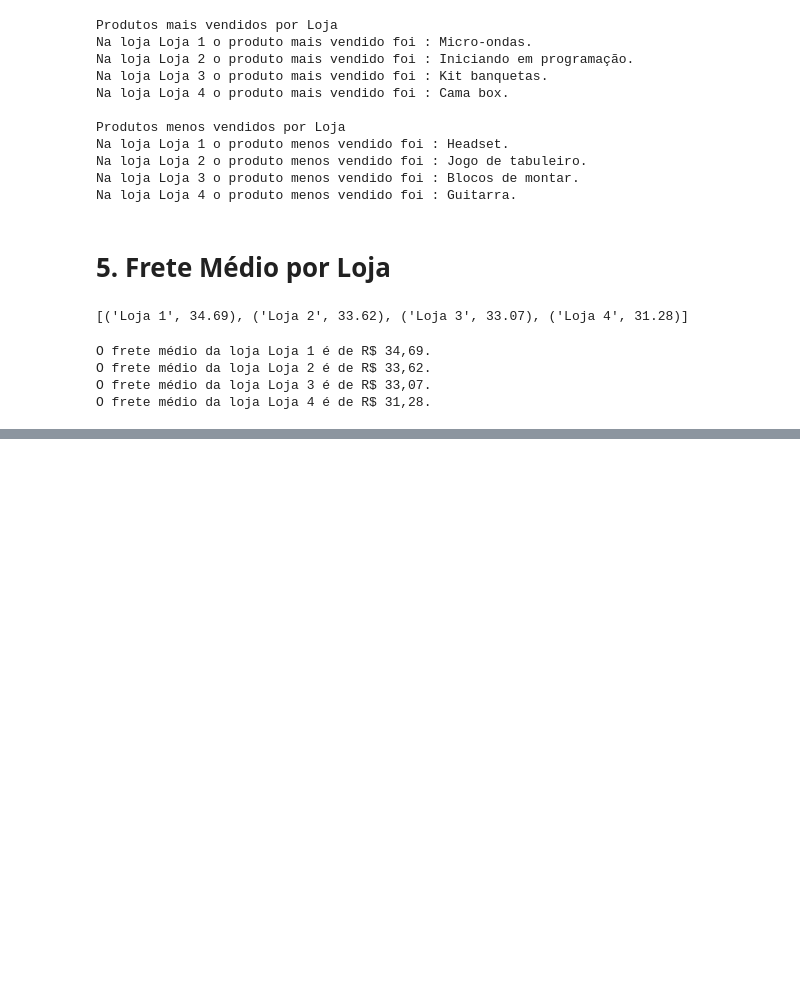
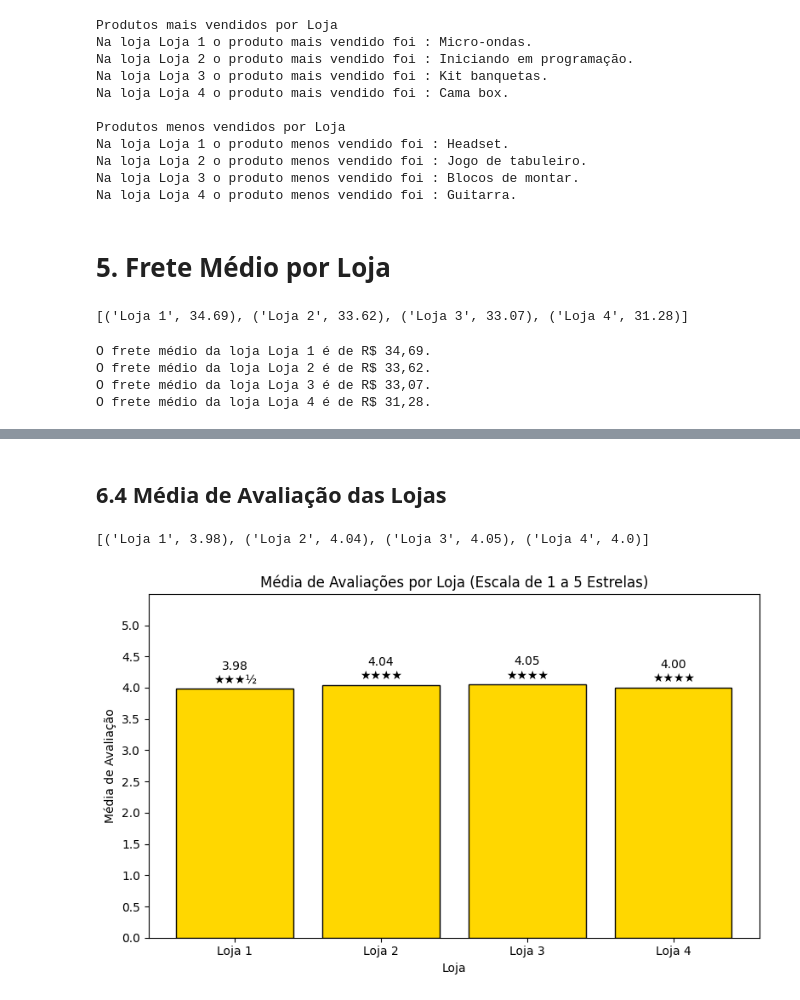
Before and after one commit to rodrigosergiosilva/challenge-alura-store, a Jupyter notebook: AluraStoreBr.ipynb, the cells around one changed output, grey strips where cells are left out. Cells and saved outputs as stored; diff of their text form; code cells hidden in the pictures; blank space fills up the shorter version.

```diff
--- a/AluraStoreBr.ipynb
+++ b/AluraStoreBr.ipynb
@@ -224,0 +356,38 @@ O frete médio da loja Loja 4 é de R$ 31,28.
+# %% [markdown]
+## 6.4 Média de Avaliação das Lojas
+# %%
+media_avaliacao_lojas
+# %% [output]
+[('Loja 1', 3.98), ('Loja 2', 4.04), ('Loja 3', 4.05), ('Loja 4', 4.0)]
+# %%
+# Separar os nomes e valores
+lojas = [item[0] for item in media_avaliacao_lojas]
+medias = [item[1] for item in media_avaliacao_lojas]
+
+# Configurar gráfico
+plt.figure(figsize=(8, 5))
+barras = plt.bar(lojas, medias, color='gold', edgecolor='black')
+
+# Adiciona o valor numérico e estrelas como rótulo
+for i, (barra, media) in enumerate(zip(barras, medias)):
+    estrelas_cheias = int(media)
+    meia_estrela = 0.5 if media - estrelas_cheias >= 0.25 else 0
+    estrelas = '★' * estrelas_cheias + ('½' if meia_estrela else '')
+
+    plt.text(barra.get_x() + barra.get_width()/2, barra.get_height() + 0.05,
+             f'{media:.2f}\n{estrelas}', ha='center', va='bottom', fontsize=10)
+
+# Limites e rótulos
+plt.ylim(0, 5.5)
+plt.title("Média de Avaliações por Loja (Escala de 1 a 5 Estrelas)")
+plt.ylabel("Média de Avaliação")
+plt.xlabel("Loja")
+plt.yticks(np.arange(0, 5.5, 0.5))
+
+# Melhora o layout para evitar cortes
+plt.tight_layout()
+
+# Exibe o gráfico
+plt.show()
+# %% [output]
+[figure, added]
```
Also changed, not shown: parts of 9 cells of this notebook.
